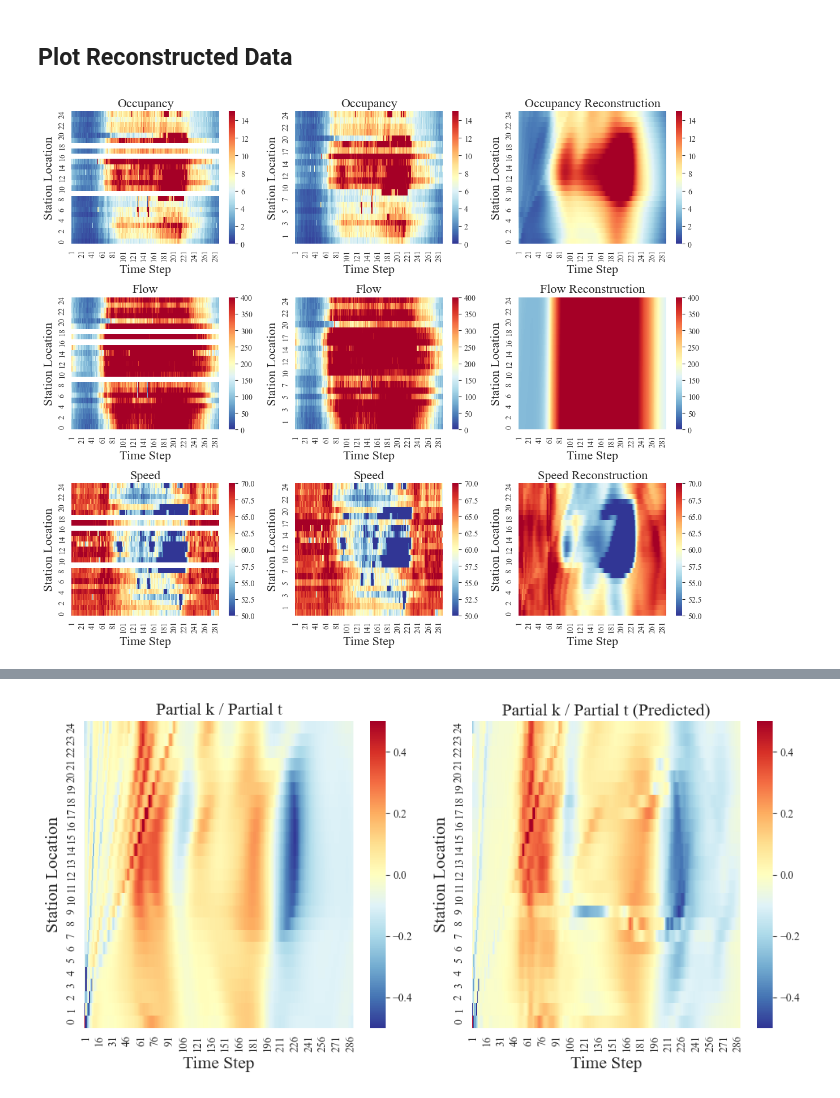
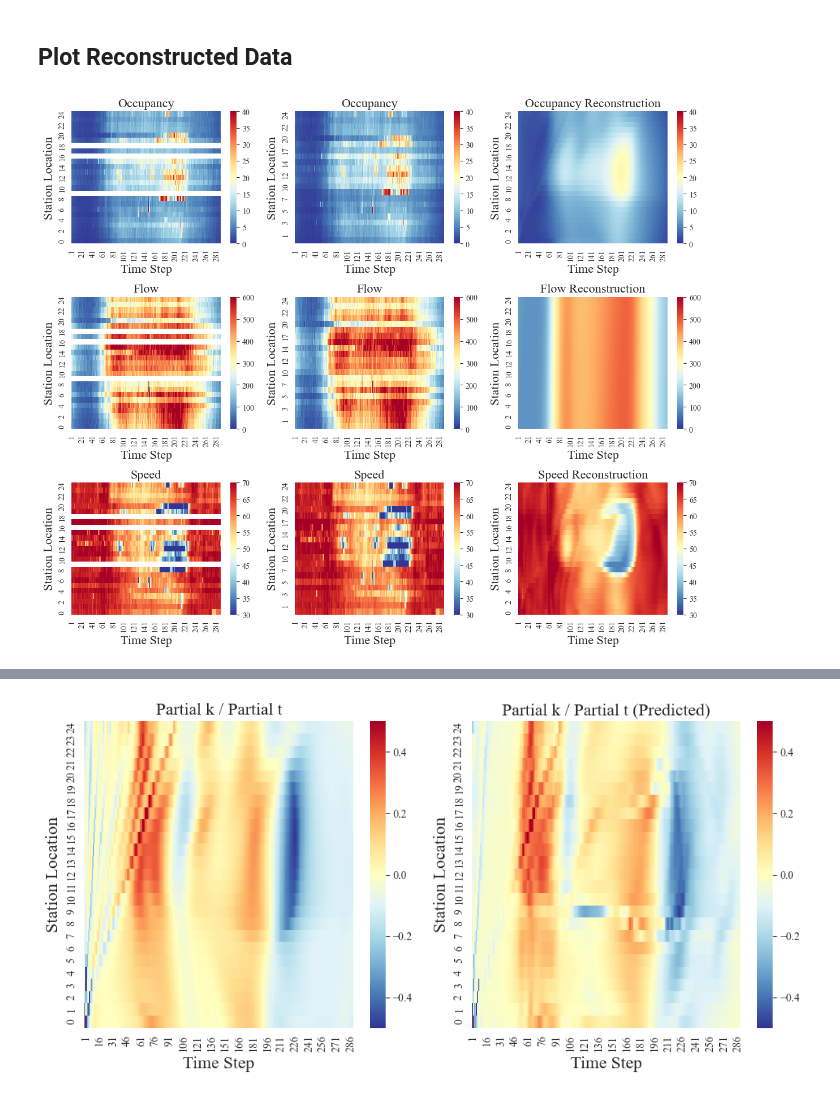
Before and after one commit to wzh96/Flow_PDE_FIND, a Jupyter notebook: Clean_Data_Plot.ipynb, the cells around one changed output, grey strips where cells are left out. Cells and saved outputs as stored; diff of their text form; code cells hidden in the pictures.

```diff
--- a/Clean_Data_Plot.ipynb
+++ b/Clean_Data_Plot.ipynb
@@ -150,7 +150,7 @@ speed_recon_wide = speed_recon.pivot(index='Station_Number', columns='TimeStep',
 # %%
 fig, axs = plt.subplots(3, 3, figsize=(12, 10))
 
-vmin1_occu, vmax1_occu = 0, 15
+vmin1_occu, vmax1_occu = 0, 40
 
 sns.heatmap(100*Occupancy.iloc[:,:288].iloc[::-1], cmap="RdYlBu_r", vmin=vmin1_occu, vmax=vmax1_occu, annot=False, ax=axs[0,0])
 axs[0,0].set_ylabel('Station Location', fontsize = 16)
@@ -168,7 +168,7 @@ axs[0,2].set_ylabel('Station Location',  fontsize = 16)
 axs[0,2].set_xlabel('Time Step',  fontsize = 16)
 axs[0,2].set_title("Occupancy Reconstruction",  fontsize = 16)
 
-vmin1_flow, vmax1_flow = 0, 400
+vmin1_flow, vmax1_flow = 0, 600
 
 sns.heatmap(Flow.iloc[:,:288].iloc[::-1], cmap="RdYlBu_r", vmin=vmin1_flow, vmax=vmax1_flow, annot=False, ax=axs[1,0])
 axs[1,0].set_ylabel('Station Location',  fontsize = 16)
@@ -180,35 +180,35 @@ axs[1,1].set_ylabel('Station Location',  fontsize = 16)
 axs[1,1].set_xlabel('Time Step',  fontsize = 16)
 axs[1,1].set_title("Flow",  fontsize = 16)
 
 sns.heatmap(flow_recon_wide.iloc[::-1], cmap="RdYlBu_r", vmin=vmin1_flow, vmax=vmax1_flow, annot=False, ax=axs[1,2])
 axs[1,2].set_ylabel('Station Location',  fontsize = 16)
 axs[1,2].set_xlabel('Time Step',  fontsize = 16)
 axs[1,2].set_title("Flow Reconstruction",  fontsize = 16)
 
-vmin1_speed, vmax1_speed = 50, 70
+vmin1_speed, vmax1_speed = 30, 70
 
 sns.heatmap(Speed.iloc[:,:288].iloc[::-1], cmap="RdYlBu_r", vmin=vmin1_speed, vmax=vmax1_speed, annot=False, ax=axs[2,0])
 axs[2,0].set_ylabel('Station Location',  fontsize = 16)
 axs[2,0].set_xlabel('Time Step',  fontsize = 16)
 axs[2,0].set_title("Speed",  fontsize = 16)
 
 sns.heatmap(Speed_ori.iloc[:,:288].iloc[::-1], cmap="RdYlBu_r", vmin=vmin1_speed, vmax=vmax1_speed, annot=False, ax=axs[2,1])
 axs[2,1].set_ylabel('Station Location',  fontsize = 16)
 axs[2,1].set_xlabel('Time Step',  fontsize = 16)
 axs[2,1].set_title("Speed",  fontsize = 16)
 
 sns.heatmap(speed_recon_wide.iloc[::-1], cmap="RdYlBu_r", vmin=vmin1_speed, vmax=vmax1_speed, annot=False, ax=axs[2,2])
 axs[2,2].set_ylabel('Station Location',  fontsize = 16)
 axs[2,2].set_xlabel('Time Step',  fontsize = 16)
 axs[2,2].set_title("Speed Reconstruction",  fontsize = 16)
 
 plt.rcParams['font.family'] = 'Times New Roman'
 plt.tight_layout()
 plt.show()
 
 fig.savefig("Figures/Heatmap_all.png", dpi = 300)
 # %% [output]
-[figure, old version]
+[figure, new version]
 # %%
 flow_recon_wide
 # %% [output]
```
Also changed, not shown: parts of 1 cell of this notebook, 4 other files.
